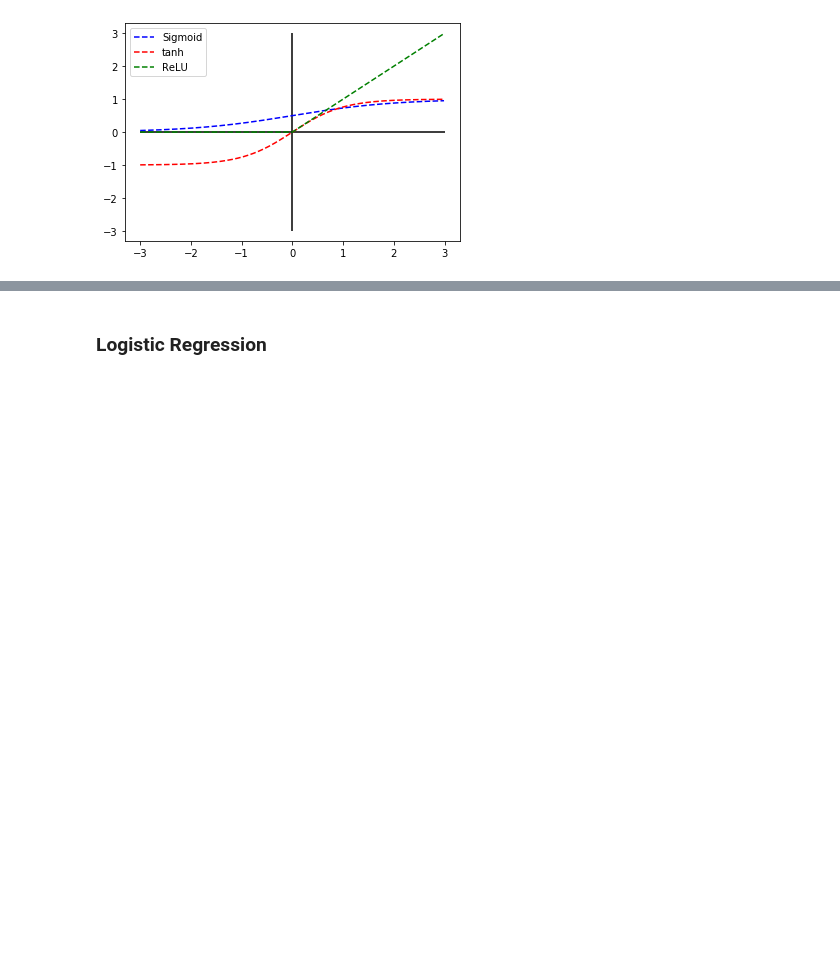
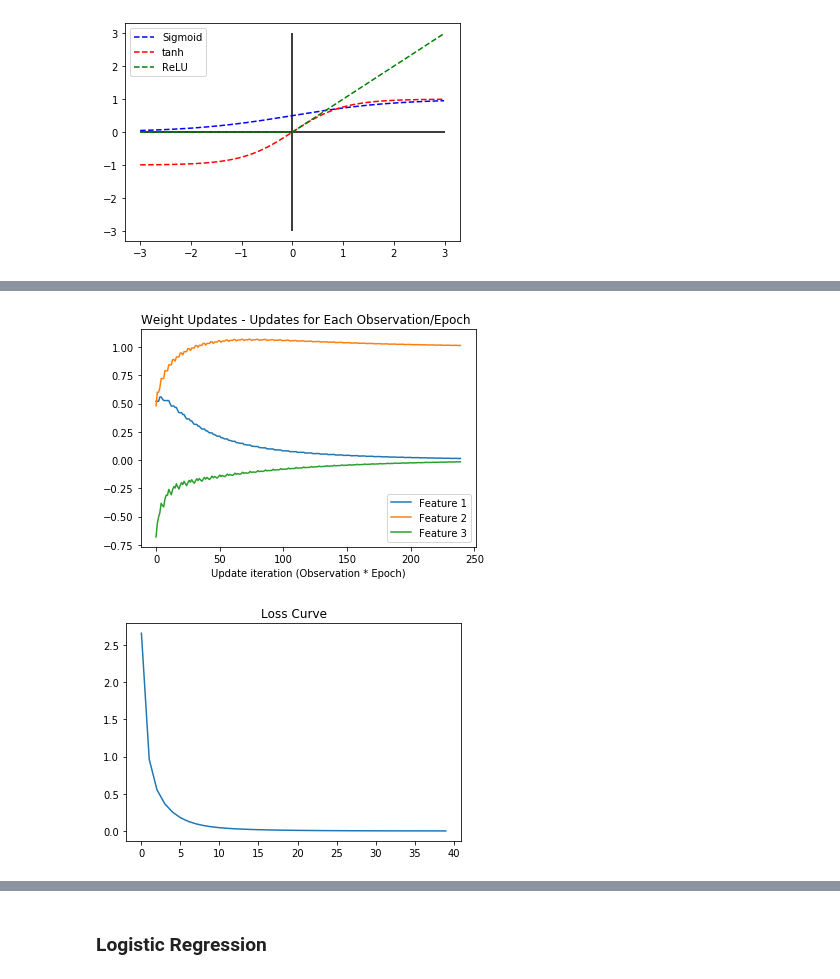
Before and after one commit to appliedecon/data602-lectures, a Jupyter notebook: week14/neural-networks.ipynb, the cells around one changed output, grey strips where cells are left out. Cells and saved outputs as stored; diff of their text form; code cells hidden in the pictures; blank space fills up the shorter version.

```diff
--- a/week14/neural-networks.ipynb
+++ b/week14/neural-networks.ipynb
@@ -178,0 +212,70 @@ This is why it takes a lot of effort and compute to train certain models. Since
+# %%
+import numpy as np
+import matplotlib.pyplot as plt
+%matplotlib inline
+
+# inital weights
+weights = np.array([0.5,0.48,-0.7])
+
+# learning rate
+alpha = 0.1
+
+# data on street lights
+streetlights = np.array( [[ 1, 0, 1 ],
+                          [ 0, 1, 1 ],
+                          [ 0, 0, 1 ],
+                          [ 1, 1, 1 ],
+                          [ 0, 1, 1 ],
+                          [ 1, 0, 1 ] ] )
+
+# target variable: cross the street or not
+walk_vs_stop = np.array( [ 0, 1, 0, 1, 1, 0 ] )
+
+# starting points
+input = streetlights[0]
+goal_prediction = walk_vs_stop[0]
+
+weights_ = list()
+preds_   = list()
+errors_  = list()
+
+# gradient descent to learn weights with 40 iterations
+for iteration in range(40):
+
+    # initial error
+    error_for_all_lights = 0
+
+    # loop through rows
+    for row_index in range(len(walk_vs_stop)):
+        # each observation/epoch will update weights
+        input = streetlights[row_index]
+        goal_prediction = walk_vs_stop[row_index]
+
+        # dot product of input and weights
+        prediction = input.dot(weights)
+
+        # error of prediction against observed
+        error = (goal_prediction - prediction) ** 2
+        error_for_all_lights += error
+
+        # gradient and weight update
+        delta = prediction - goal_prediction
+        weights = weights - (alpha * (input * delta))
+
+        weights_.append(weights)
+        preds_.append(prediction)
+
+    errors_.append(error_for_all_lights)
+
+plt.plot(weights_)
+plt.title('Weight Updates - Updates for Each Observation/Epoch', loc='left')
+plt.legend(['Feature 1', 'Feature 2', 'Feature 3'])
+plt.xlabel('Update iteration (Observation * Epoch)')
+plt.show()
+
+plt.plot(errors_)
+plt.title('Loss Curve')
+plt.show()
+# %% [output]
+[figure, added]
+[figure, added]
```
Also changed, not shown: parts of 39 cells of this notebook.
